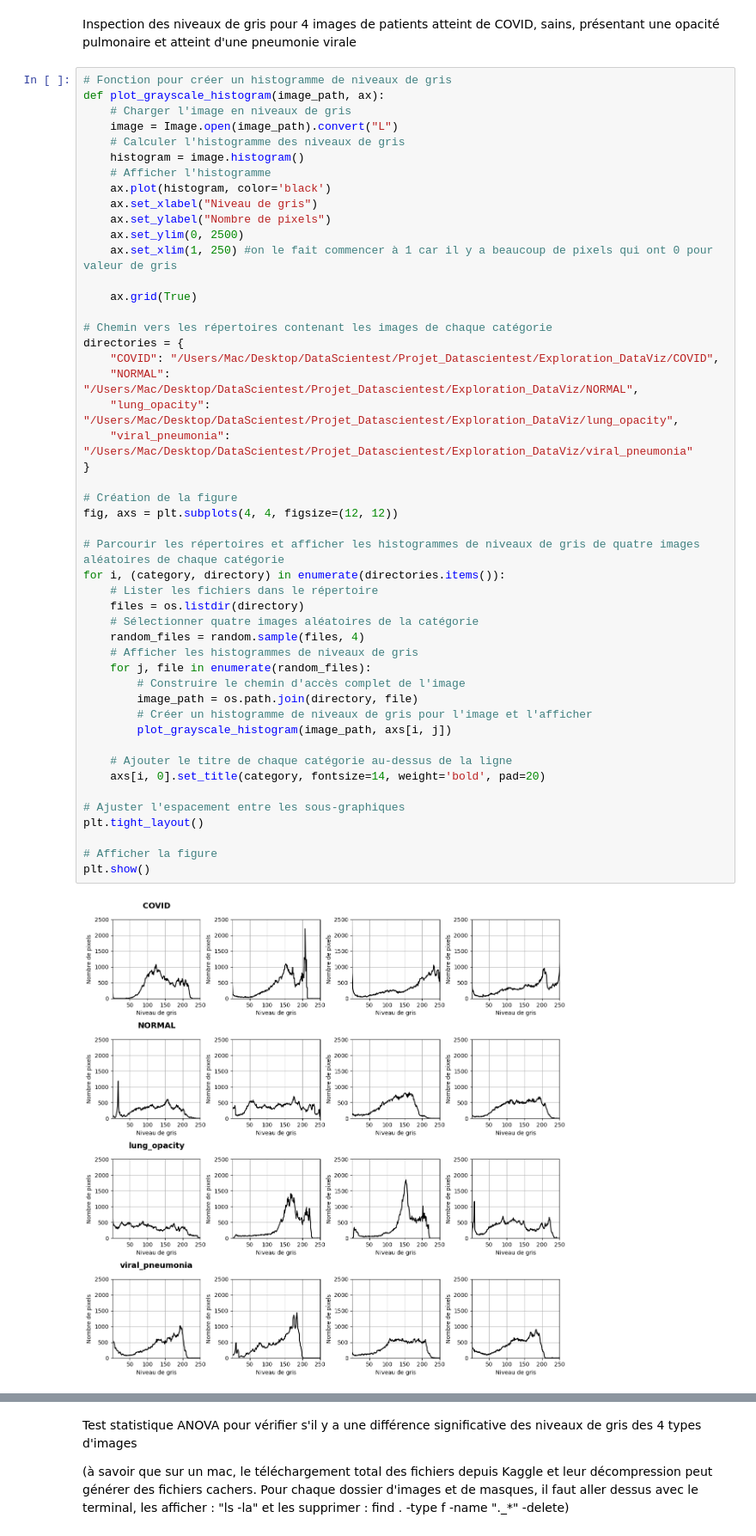
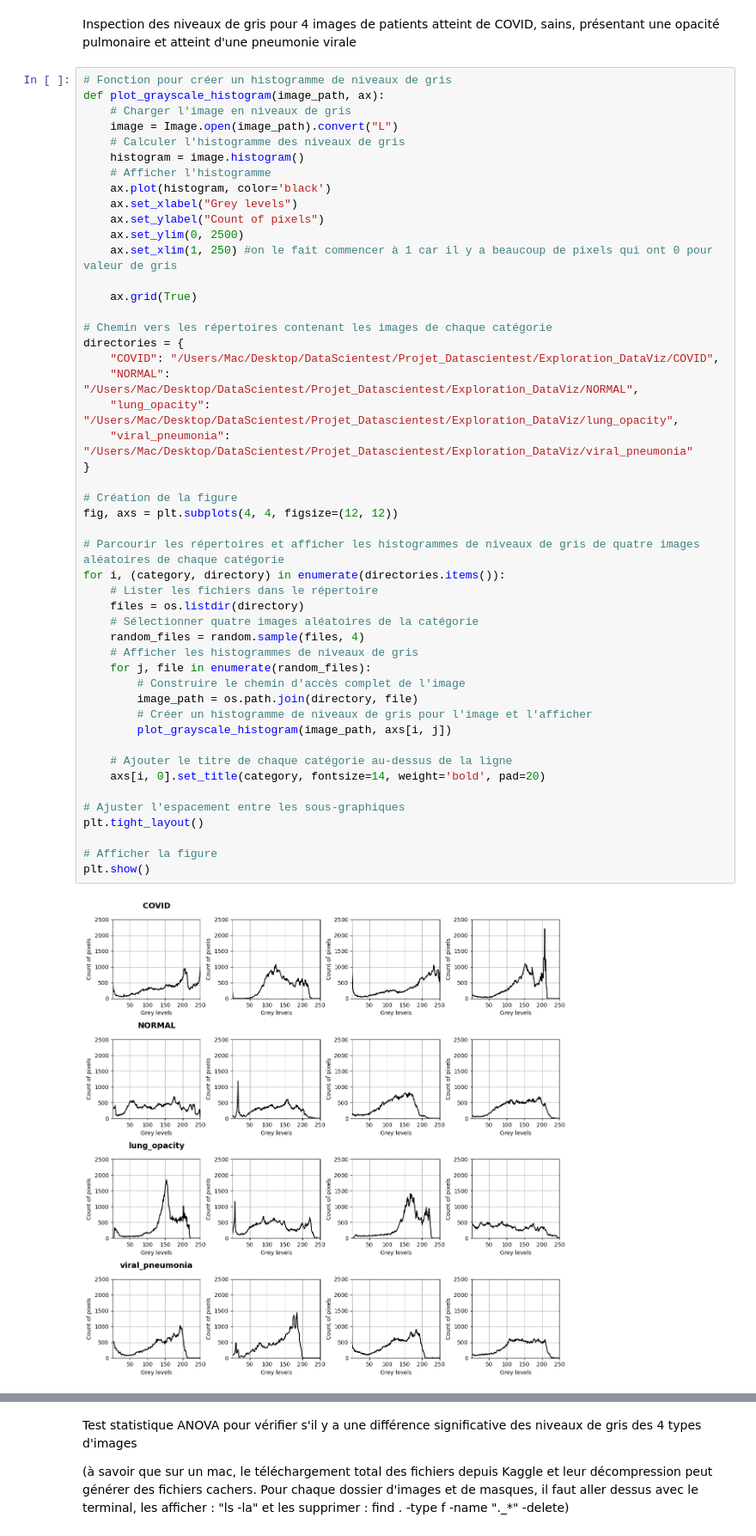
Before and after one commit to ropakolai/Projet_Datascientest, a Jupyter notebook: Exploration_DataViz/Exploration_DataViz.ipynb, the cells around one changed output, grey strips where cells are left out. Shown at 86% size. Saved outputs shown, nothing was run; the diff lists cells and outputs as text.

```diff
--- a/Exploration_DataViz/Exploration_DataViz.ipynb
+++ b/Exploration_DataViz/Exploration_DataViz.ipynb
@@ -284,8 +284,8 @@ def plot_grayscale_histogram(image_path, ax):
     histogram = image.histogram()
     # Afficher l'histogramme
     ax.plot(histogram, color='black')
-    ax.set_xlabel("Niveau de gris")
-    ax.set_ylabel("Nombre de pixels")
+    ax.set_xlabel("Grey levels")
+    ax.set_ylabel("Count of pixels")
     ax.set_ylim(0, 2500)
     ax.set_xlim(1, 250) #on le fait commencer à 1 car il y a beaucoup de pixels qui ont 0 pour valeur de gris
 
@@ -297,34 +297,34 @@ directories = {
     "NORMAL": "/Users/Mac/Desktop/DataScientest/Projet_Datascientest/Exploration_DataViz/NORMAL",
     "lung_opacity": "/Users/Mac/Desktop/DataScientest/Projet_Datascientest/Exploration_DataViz/lung_opacity",
     "viral_pneumonia": "/Users/Mac/Desktop/DataScientest/Projet_Datascientest/Exploration_DataViz/viral_pneumonia"
 }
 
 # Création de la figure
 fig, axs = plt.subplots(4, 4, figsize=(12, 12))
 
 # Parcourir les répertoires et afficher les histogrammes de niveaux de gris de quatre images aléatoires de chaque catégorie
 for i, (category, directory) in enumerate(directories.items()):
     # Lister les fichiers dans le répertoire
     files = os.listdir(directory)
     # Sélectionner quatre images aléatoires de la catégorie
     random_files = random.sample(files, 4)
     # Afficher les histogrammes de niveaux de gris
     for j, file in enumerate(random_files):
         # Construire le chemin d'accès complet de l'image
         image_path = os.path.join(directory, file)
         # Créer un histogramme de niveaux de gris pour l'image et l'afficher
         plot_grayscale_histogram(image_path, axs[i, j])
 
     # Ajouter le titre de chaque catégorie au-dessus de la ligne
     axs[i, 0].set_title(category, fontsize=14, weight='bold', pad=20)
 
 # Ajuster l'espacement entre les sous-graphiques
 plt.tight_layout()
 
 # Afficher la figure
 plt.show()
 # %% [output]
-[figure, old version]
+[figure, new version]
 # %%
 # Définir une palette de couleurs avec quatre couleurs
 colors = ['salmon', 'peachpuff', 'mediumseagreen', 'orange']
```
Also changed, not shown: parts of 3 cells of this notebook.
